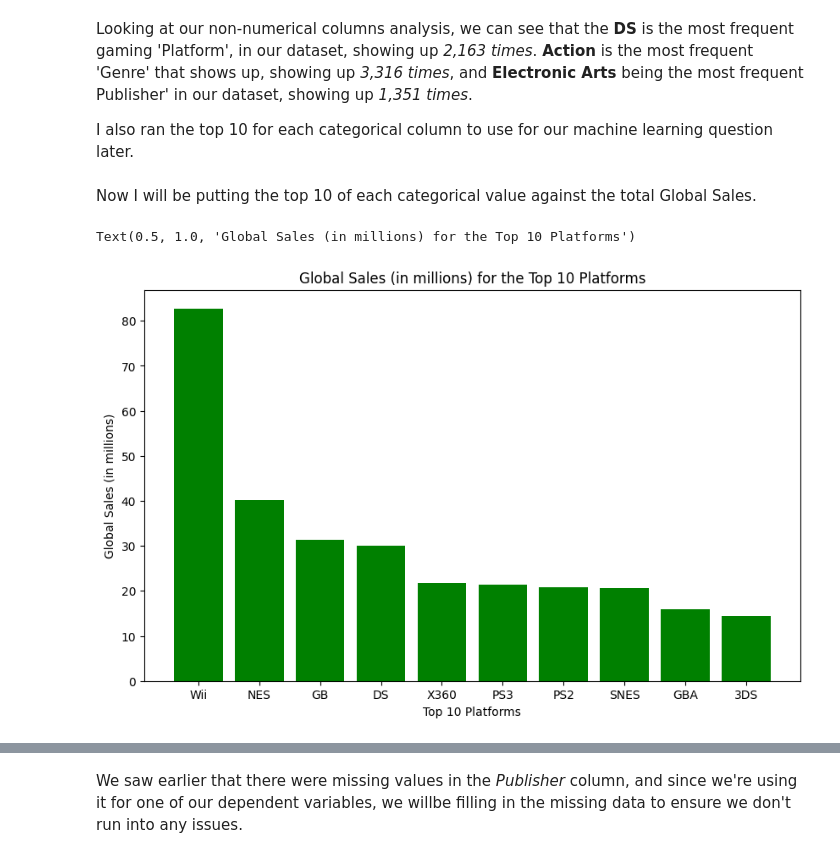
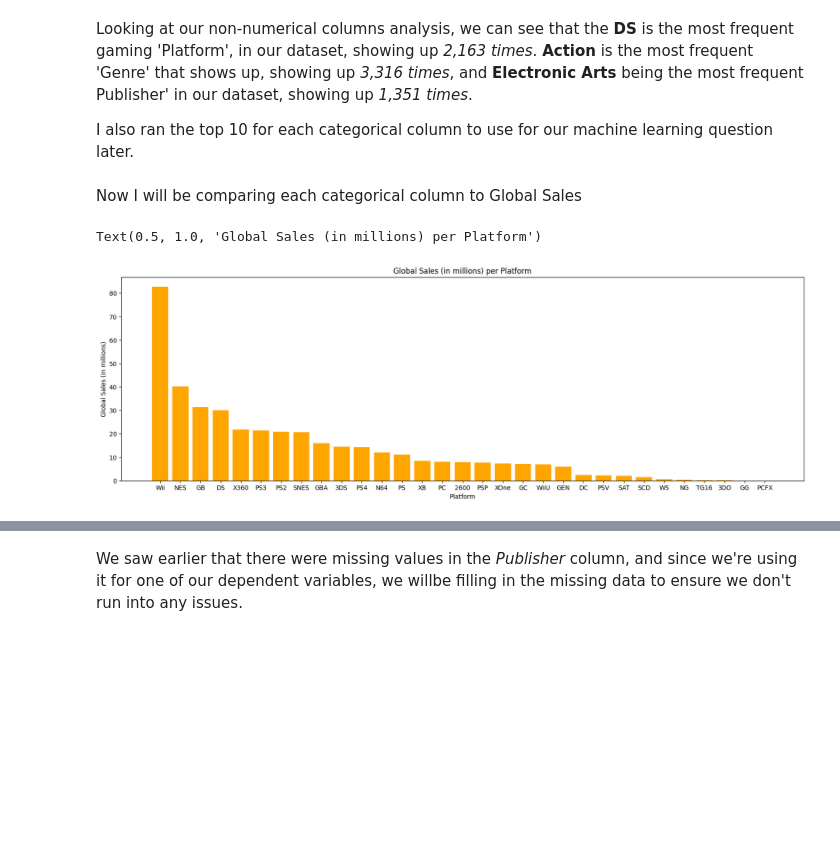
Before and after one commit to jadeqnguyen/cwl-data, a Jupyter notebook: final_notebook.ipynb, the cells around one changed output, grey strips where cells are left out. Saved outputs shown, nothing was run; the diff lists cells and outputs as text; code cells hidden in the pictures; blank space fills up the shorter version.

```diff
--- a/final_notebook.ipynb
+++ b/final_notebook.ipynb
@@ -199,17 +202,14 @@ Looking at our non-numerical columns analysis, we can see that the **DS** is the
 
 I also ran the top 10 for each categorical column to use for our machine learning question later.
 # %% [markdown]
-Now I will be putting the top 10 of each categorical value against the total Global Sales.
+Now I will be comparing each categorical column to Global Sales
 # %%
-platform_df = df.sort_values(by='Global_Sales', ascending=False)
-top_10_platforms = platform_df.head(33)
-
-plt.figure(figsize=(10,6))
-plt.bar(top_10_platforms['Platform'],top_10_platforms['Global_Sales'], color='green')
-plt.xlabel('Top 10 Platforms')
+plt.figure(figsize=(20,6))
+plt.bar(df['Platform'],df['Global_Sales'], color='orange')
+plt.xlabel('Platform')
 plt.ylabel('Global Sales (in millions)')
-plt.title('Global Sales (in millions) for the Top 10 Platforms')
+plt.title('Global Sales (in millions) per Platform')
 # %% [output]
-Text(0.5, 1.0, 'Global Sales (in millions) for the Top 10 Platforms')
+Text(0.5, 1.0, 'Global Sales (in millions) per Platform')
-[figure, old version]
+[figure, new version]
 # %%
```
Also changed, not shown: parts of 10 cells of this notebook.
